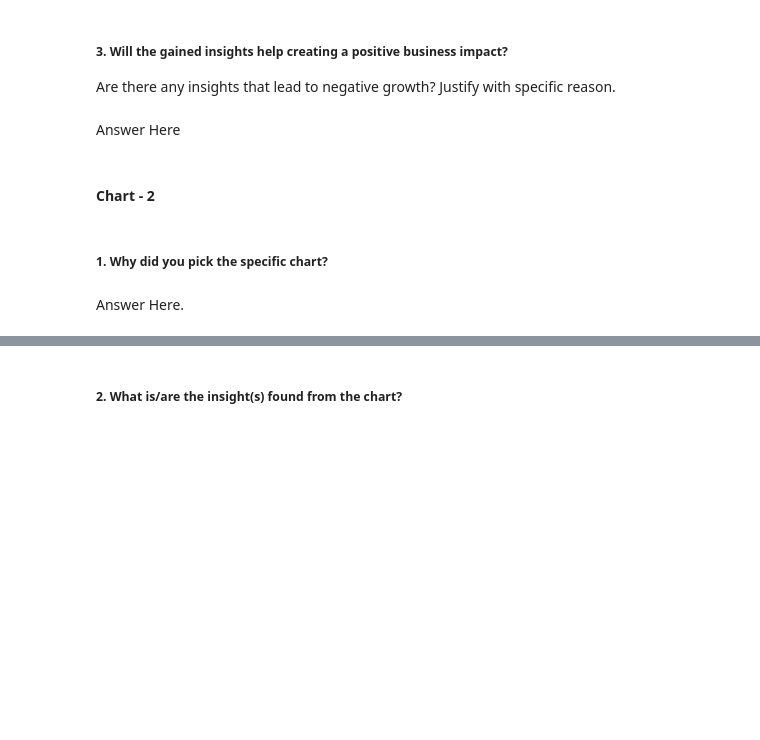
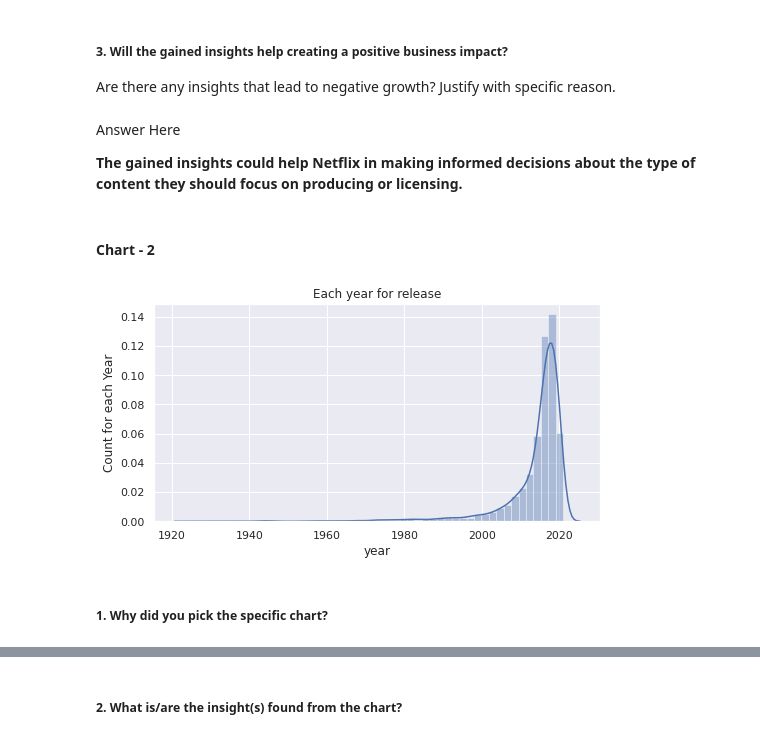
Before and after one commit to pinky-thakur/Netflix_Movies_and_TV_shows_Clustering_Capstone_project2, a Jupyter notebook: Netflix_Unsupervised_Clustering_Project_Submission.ipynb, the cells around one changed output, grey strips where cells are left out. Drawn from its saved outputs; the diff is of its cells as text; code cells hidden in the pictures; blank space fills up the shorter version.

```diff
--- a/Netflix_Unsupervised_Clustering_Project_Submission.ipynb
+++ b/Netflix_Unsupervised_Clustering_Project_Submission.ipynb
@@ -202,7 +431,9 @@ Answer Here
 # %% [markdown]
 ##### 3. Will the gained insights help creating a positive business impact?
 Are there any insights that lead to negative growth? Justify with specific reason.
-# %% [markdown]
-Answer Here
+# %% [markdown]
+Answer Here
+
+<b>The gained insights could help Netflix in making informed decisions about the type of content they should focus on producing or licensing.</b>
 # %% [markdown]
 #### Chart - 2
@@ -211,4 +440,18 @@ Answer Here
+# %%
+# Chart - 2 visualization code
+# Getting the year column analysis
+# Ploting Distribution plot for year
+plt.figure(figsize = (8, 4))
+
+sns.distplot(data['release_year'])
+
+plt.title('Each year for release')
+
+plt.xlabel('year')
+plt.ylabel('Count for each Year')
+
+plt.show()
+# %% [output]
+[figure, added]
 # %% [markdown]
 ##### 1. Why did you pick the specific chart?
-# %% [markdown]
-Answer Here.
```
Also changed, not shown: parts of 195 cells of this notebook.
